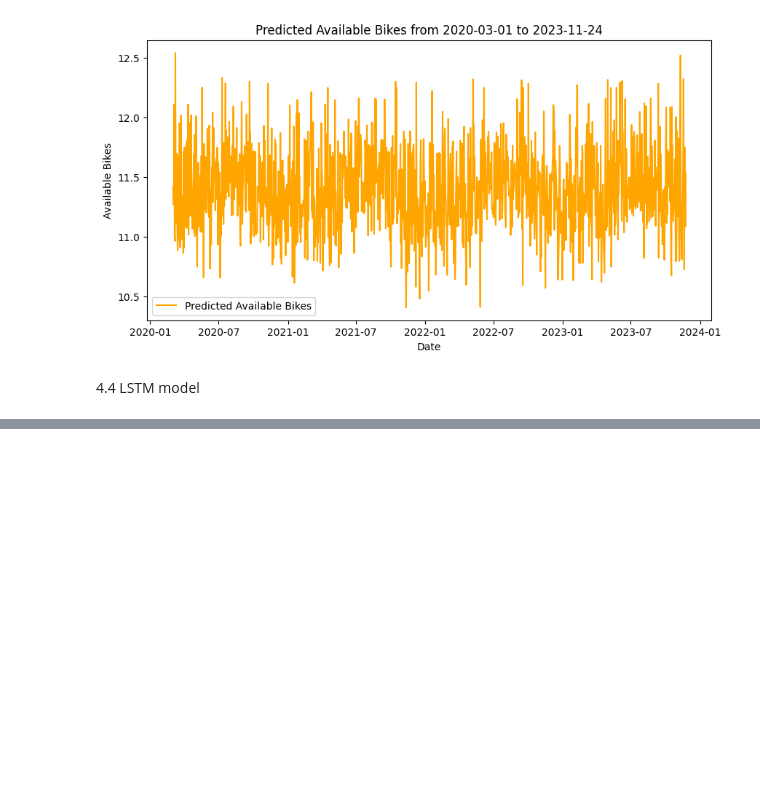
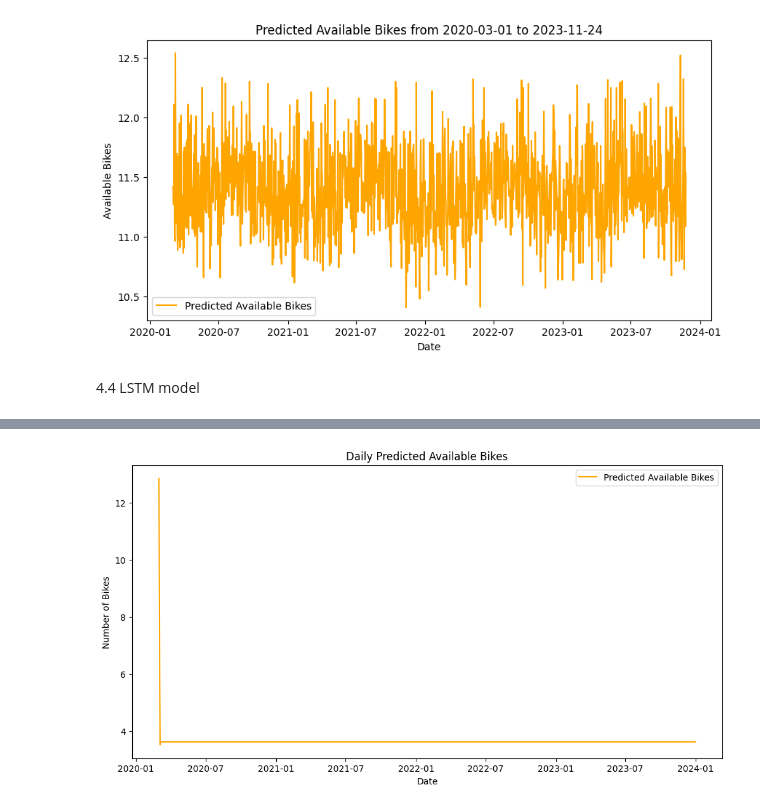
Before and after one commit to M2-Luminous/CSU44061-Machine-Learning, a Jupyter notebook: FinalAssignment/main_part3.ipynb, the cells around one changed output, grey strips where cells are left out. Cells and saved outputs as stored; diff of their text form; code cells hidden in the pictures; blank space fills up the shorter version.

```diff
--- a/FinalAssignment/main_part3.ipynb
+++ b/FinalAssignment/main_part3.ipynb
@@ -229 +234,60 @@ Epoch 5/5
 [figure]
+# %%
+import pandas as pd
+import numpy as np
+import matplotlib.pyplot as plt
+from keras.models import load_model
+from sklearn.preprocessing import MinMaxScaler
+import os
+
+# Load the saved LSTM model
+model_file = 'lstm_model.h5'
+if not os.path.exists(model_file):
+    raise FileNotFoundError("Model file not found. Please train the model first.")
+model = load_model(model_file)
+
+# Define look_back period and manually input the last known values
+look_back = 3
+# Replace these values with your actual last known values for 'AVAILABLE BIKES', 'temp', and 'windspeed'
+last_known_values = np.array([[10, 3.6, 25.5],  # Example values for day 1
+                              [20, 3.2, 18.0],  # Example values for day 2
+                              [15, 4.7, 21.2]]) # Example values for day 3
+
+# Initialize the scaler and transform the last known values
+scaler = MinMaxScaler(feature_range=(0, 1))
+scaled_last_known_values = scaler.fit_transform(last_known_values)
+
+# Prepare for prediction
+X_pred = np.reshape(scaled_last_known_values, (1, look_back, 3))
+
+# Prepare future dates for prediction
+start_date = pd.Timestamp('2020-03-01')
+end_date = pd.Timestamp('2023-12-31')
+future_dates = pd.date_range(start=start_date, end=end_date, freq='D')
+predictions = []
+
+# Predict future values day by day
+for date in future_dates:
+    pred = model.predict(X_pred)
+    predictions.append(pred[0, 0])
+    new_row = [[pred[0, 0], last_known_values[-1, 1], last_known_values[-1, 2]]]
+    scaled_new_row = scaler.transform(new_row)
+    X_pred = np.append(X_pred[:, 1:, :], np.reshape(scaled_new_row, (1, 1, 3)), axis=1)
+
+# Prepare the predictions for inverse transformation
+predictions_array = np.array(predictions).reshape(-1, 1)
+# Pad the predictions array with zeros to match the number of features
+predictions_padded = np.hstack((predictions_array, np.zeros((predictions_array.shape[0], 2))))
+
+# Inverse transform the predictions
+predicted_bikes = scaler.inverse_transform(predictions_padded)[:, 0]
+
+# Plotting the results
+plt.figure(figsize=(12, 6))
+plt.plot(future_dates, predicted_bikes, label='Predicted Available Bikes', color='orange')
+plt.title('Daily Predicted Available Bikes')
+plt.xlabel('Date')
+plt.ylabel('Number of Bikes')
+plt.legend()
+plt.show()
+# %% [output]
@@ -229,0 +311 @@ Epoch 5/5
+[figure, added]
```
Also changed, not shown: parts of 10 cells of this notebook, 2 other files.
